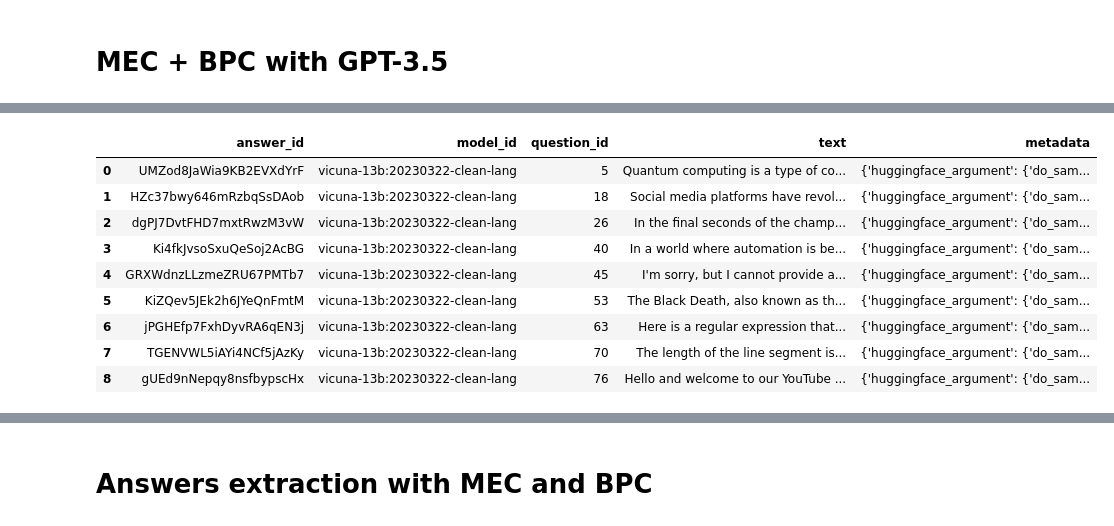
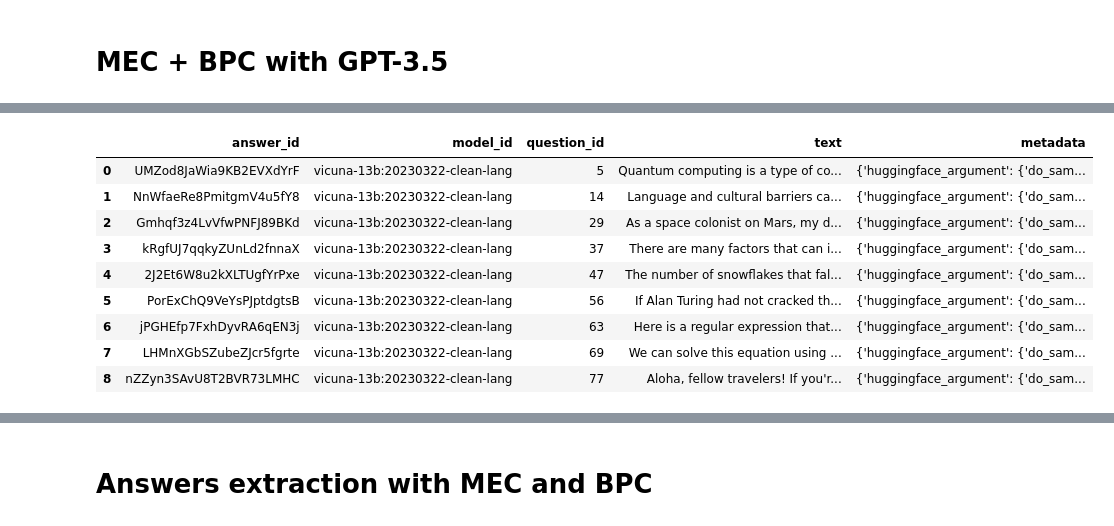
Before and after one commit to Thesis-LLM-as-a-judge-AUAS/fair-eval, a Jupyter notebook: sampled_vicuna_merging.ipynb, the cells around one changed output, grey strips where cells are left out. Cells and saved outputs as stored; diff of their text form; code cells hidden in the pictures.

```diff
--- a/sampled_vicuna_merging.ipynb
+++ b/sampled_vicuna_merging.ipynb
@@ -114,17 +119,17 @@ mec_gpt35_df
 # %%
-mec_vicuna_df = pd.read_json('./sampled/answer_vicuna/2.jsonl', lines=True)
+mec_vicuna_df = pd.read_json(f'./sampled/answer_vicuna/{MEC_QUESTION_NUMBER}.jsonl', lines=True)
 mec_vicuna_df
 # %% [output]
 |  | answer_id | model_id | question_id | text | metadata |
 | 0 | UMZod8JaWia9KB2EVXdYrF | vicuna-13b:20230322-clean-lang | 5 | Quantum computing is a type of co... | {'huggingface_argument': {'do_sam... |
-| 1 | HZc37bwy646mRzbqSsDAob | vicuna-13b:20230322-clean-lang | 18 | Social media platforms have revol... | {'huggingface_argument': {'do_sam... |
-| 2 | dgPJ7DvtFHD7mxtRwzM3vW | vicuna-13b:20230322-clean-lang | 26 | In the final seconds of the champ... | {'huggingface_argument': {'do_sam... |
-| 3 | Ki4fkJvsoSxuQeSoj2AcBG | vicuna-13b:20230322-clean-lang | 40 | In a world where automation is be... | {'huggingface_argument': {'do_sam... |
-| 4 | GRXWdnzLLzmeZRU67PMTb7 | vicuna-13b:20230322-clean-lang | 45 | I'm sorry, but I cannot provide a... | {'huggingface_argument': {'do_sam... |
-| 5 | KiZQev5JEk2h6JYeQnFmtM | vicuna-13b:20230322-clean-lang | 53 | The Black Death, also known as th... | {'huggingface_argument': {'do_sam... |
+| 1 | NnWfaeRe8PmitgmV4u5fY8 | vicuna-13b:20230322-clean-lang | 14 | Language and cultural barriers ca... | {'huggingface_argument': {'do_sam... |
+| 2 | Gmhqf3z4LvVfwPNFJ89BKd | vicuna-13b:20230322-clean-lang | 29 | As a space colonist on Mars, my d... | {'huggingface_argument': {'do_sam... |
+| 3 | kRgfUJ7qqkyZUnLd2fnnaX | vicuna-13b:20230322-clean-lang | 37 | There are many factors that can i... | {'huggingface_argument': {'do_sam... |
+| 4 | 2J2Et6W8u2kXLTUgfYrPxe | vicuna-13b:20230322-clean-lang | 47 | The number of snowflakes that fal... | {'huggingface_argument': {'do_sam... |
+| 5 | PorExChQ9VeYsPJptdgtsB | vicuna-13b:20230322-clean-lang | 56 | If Alan Turing had not cracked th... | {'huggingface_argument': {'do_sam... |
 | 6 | jPGHEfp7FxhDyvRA6qEN3j | vicuna-13b:20230322-clean-lang | 63 | Here is a regular expression that... | {'huggingface_argument': {'do_sam... |
-| 7 | TGENVWL5iAYi4NCf5jAzKy | vicuna-13b:20230322-clean-lang | 70 | The length of the line segment is... | {'huggingface_argument': {'do_sam... |
-| 8 | gUEd9nNepqy8nsfbypscHx | vicuna-13b:20230322-clean-lang | 76 | Hello and welcome to our YouTube ... | {'huggingface_argument': {'do_sam... |
+| 7 | LHMnXGbSZubeZJcr5fgrte | vicuna-13b:20230322-clean-lang | 69 | We can solve this equation using ... | {'huggingface_argument': {'do_sam... |
+| 8 | nZZyn3SAvU8T2BVR73LMHC | vicuna-13b:20230322-clean-lang | 77 | Aloha, fellow travelers! If you'r... | {'huggingface_argument': {'do_sam... |
 # %%
 mec_merged_df = mec_vicuna_df \
     .merge(mec_gpt35_df, on='question_id', how='right', suffixes=('_vicuna', '_gpt')) \
```
Also changed, not shown: parts of 17 cells of this notebook, 49 other files.
